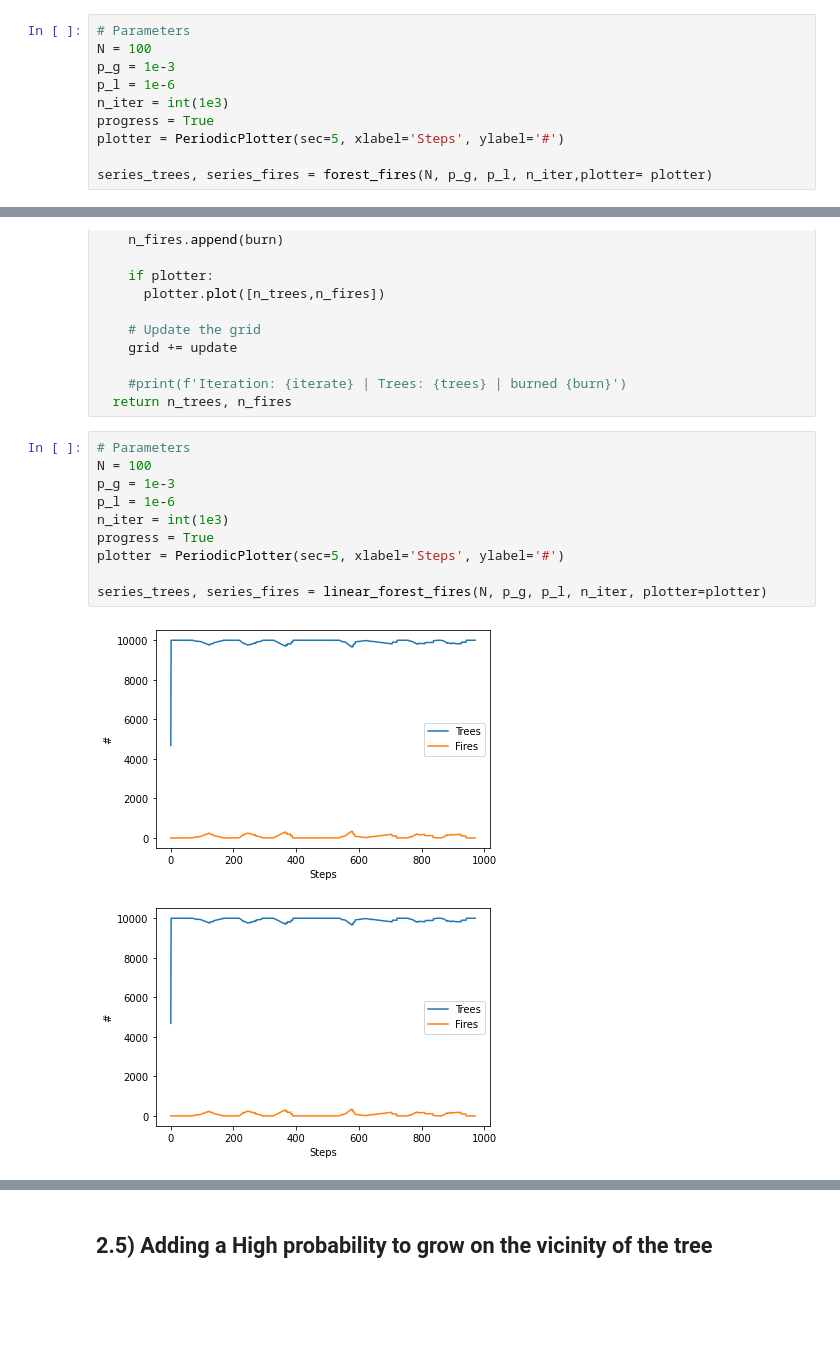
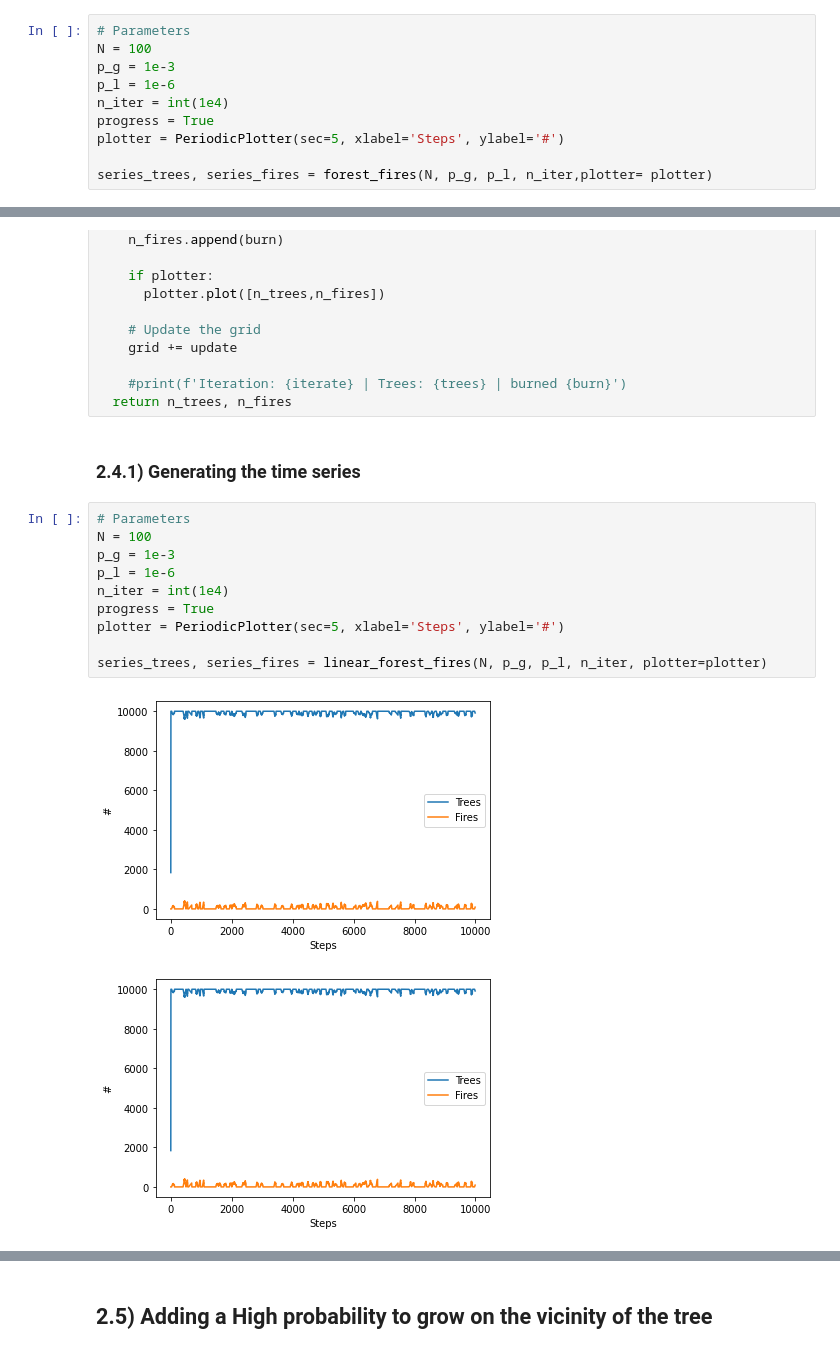
Before and after one commit to nahumsa/Cellular-Automata, a Jupyter notebook: Forest Fires.ipynb, the cells around one changed output, grey strips where cells are left out. Drawn from its saved outputs; the diff is of its cells as text; blank space fills up the shorter version.

```diff
--- a/Forest Fires.ipynb
+++ b/Forest Fires.ipynb
@@ -348,7 +525,7 @@ def forest_fires(N, p_g, p_l, n_iter, plotter=None, progress=False):
 N = 100
 p_g = 1e-3
 p_l = 1e-6
-n_iter = int(1e3)
+n_iter = int(1e4)
 progress = True
 plotter = PeriodicPlotter(sec=5, xlabel='Steps', ylabel='#')
 
@@ -440,19 +645,21 @@ def linear_forest_fires(N, p_g, p_l, n_iter, plotter=None, progress=False):
 
     #print(f'Iteration: {iterate} | Trees: {trees} | burned {burn}')
   return n_trees, n_fires
+# %% [markdown]
+### 2.4.1) Generating the time series
 # %%
 # Parameters
 N = 100
 p_g = 1e-3
 p_l = 1e-6
-n_iter = int(1e3)
+n_iter = int(1e4)
 progress = True
 plotter = PeriodicPlotter(sec=5, xlabel='Steps', ylabel='#')
 
 series_trees, series_fires = linear_forest_fires(N, p_g, p_l, n_iter, plotter=plotter)
 # %% [output]
-[figure, old version]
+[figure, new version]
-[figure, old version]
+[figure, new version]
 # %%
 fig, ax1 = plt.subplots()
 
```
Also changed, not shown: parts of 43 cells of this notebook.
